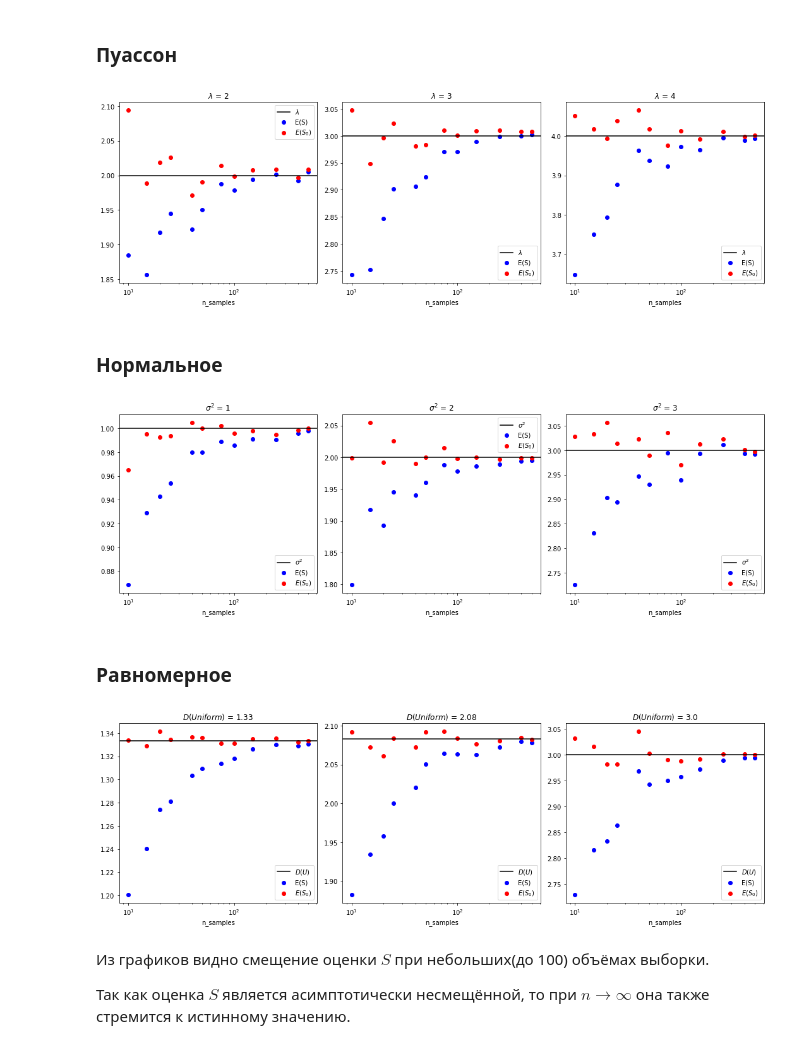
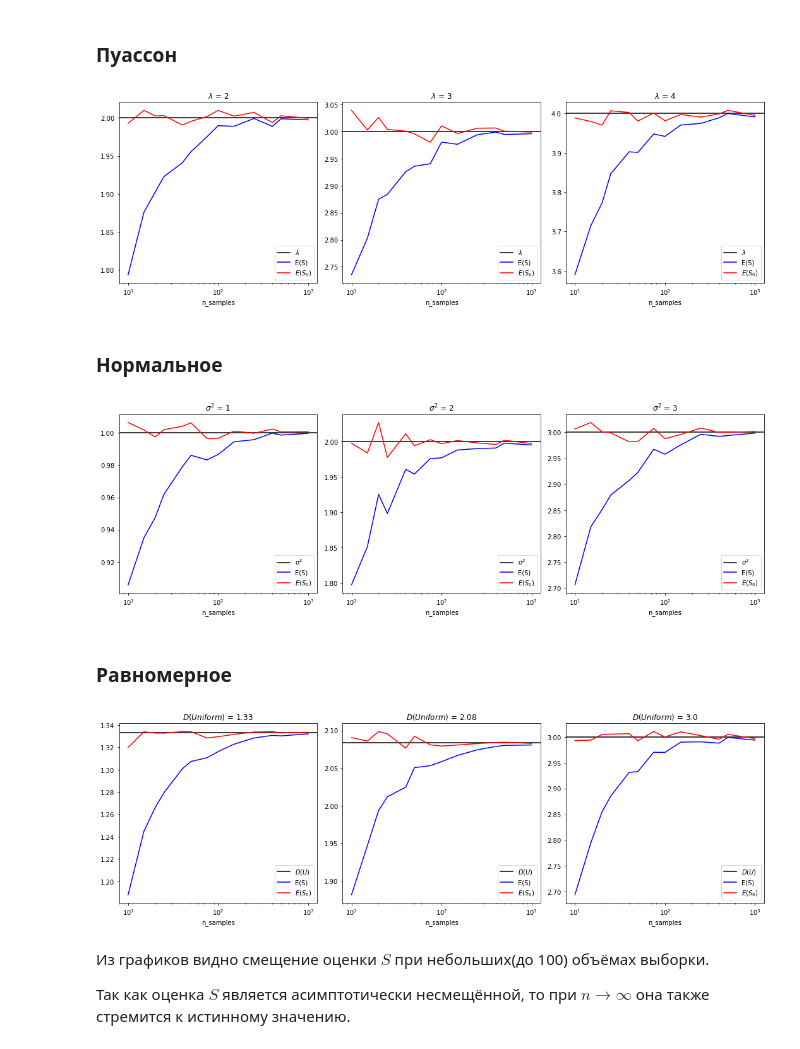
Before and after one commit to Alexoflife/Bioinf_stat, a Jupyter notebook: MHW1_Petrov_var7.ipynb, the cells around one changed output. Cells and saved outputs as stored; diff of their text form; code cells hidden in the pictures.

```diff
--- a/MHW1_Petrov_var7.ipynb
+++ b/MHW1_Petrov_var7.ipynb
@@ -20,13 +20,13 @@ plt.figure(figsize=(15, 5))
 plt.tight_layout()
 ind = 1
 for Lambda in tqdm.tqdm(range(2, 5, 1)):
-    n_samples = [10, 15, 20, 25, 40, 50, 75, 100, 150, 250, 400, 500]
+    n_samples = [10, 15, 20, 25, 40, 50, 75, 100, 150, 250, 400, 500, 1000]
     S_n = []
     S_0_n = []
     y = []
     y_0 = []
     for n in n_samples:
-        for i in range(1000):
+        for i in range(2000):
             X = np.random.poisson(Lambda, n)
             S = sum((x-np.mean(X))**2 for x in X)
             S_0 = S/(n-1)
@@ -40,51 +40,51 @@ for Lambda in tqdm.tqdm(range(2, 5, 1)):
     ind += 1
     plt.tight_layout()
     plt.axhline(y=Lambda, color='k', label='$\lambda$')
-    plt.scatter(n_samples, y, color='b', label='E(S)')
-    plt.scatter(n_samples, y_0, color='r', label='$E(S_0)$')
+    plt.plot(n_samples, y, color='b', label='E(S)')
+    plt.plot(n_samples, y_0, color='r', label='$E(S_0)$')
     plt.xscale('log')
     plt.xlabel('n_samples')
     plt.title('$\lambda$ = ' + str(Lambda))
     plt.legend()
 plt.show()
 # %% [output]
-[figure, old version]
+[figure, new version]
 # %% [markdown]
 ### Нормальное
 # %%
 plt.figure(figsize=(15, 5))
 plt.tight_layout()
 ind = 1
 for var in tqdm.tqdm([1, 2, 3]):
-    n_samples = [10, 15, 20, 25, 40, 50, 75, 100, 150, 250, 400, 500]
+    n_samples = [10, 15, 20, 25, 40, 50, 75, 100, 150, 250, 400, 500, 1000]
     S_n = []
     S_0_n = []
     y = []
     y_0 = []
     for n in n_samples:
-        for i in range(1000):
+        for i in range(2000):
             X = np.random.normal(0, var**(1/2), n)
             S = sum((x-np.mean(X))**2 for x in X)
             S_0 = S/(n-1)
             S /= n
             S_n.append(S)
             S_0_n.append(S_0)
         y.append(np.mean(S_n))
         y_0.append(np.mean(S_0_n))
         S_n, S_0_n = [], []
     plt.subplot(1, 3, ind)
     ind += 1
     plt.tight_layout()
     plt.axhline(y=var, color='k', label='$\sigma^2$')
-    plt.scatter(n_samples, y, color='b', label='E(S)')
-    plt.scatter(n_samples, y_0, color='r', label='$E(S_0)$')
+    plt.plot(n_samples, y, color='b', label='E(S)')
+    plt.plot(n_samples, y_0, color='r', label='$E(S_0)$')
     plt.xscale('log')
     plt.xlabel('n_samples')
     plt.title('$\sigma^2$ = ' + str(var))
     plt.legend()
 plt.show()
 # %% [output]
-[figure, old version]
+[figure, new version]
 # %% [markdown]
 ### Равномерное
 # %%
@@ -92,13 +92,13 @@ plt.figure(figsize=(15, 5))
 plt.tight_layout()
 ind = 1
 for high in tqdm.tqdm([4, 5, 6]):
-    n_samples = [10, 15, 20, 25, 40, 50, 75, 100, 150, 250, 400, 500]
+    n_samples = [10, 15, 20, 25, 40, 50, 75, 100, 150, 250, 400, 500, 1000]
     S_n = []
     S_0_n = []
     y = []
     y_0 = []
     for n in n_samples:
-        for i in range(1000):
+        for i in range(2000):
             X = np.random.uniform(0, high, n)
             S = sum((x-np.mean(X))**2 for x in X)
             S_0 = S/(n-1)
@@ -112,15 +112,15 @@ for high in tqdm.tqdm([4, 5, 6]):
     ind += 1
     plt.tight_layout()
     plt.axhline(y=(high**2)/12, color='k', label='$D(U)$')
-    plt.scatter(n_samples, y, color='b', label='E(S)')
-    plt.scatter(n_samples, y_0, color='r', label='$E(S_0)$')
+    plt.plot(n_samples, y, color='b', label='E(S)')
+    plt.plot(n_samples, y_0, color='r', label='$E(S_0)$')
     plt.xscale('log')
     plt.xlabel('n_samples')
     plt.title('$D(Uniform)$ = ' + str(round(((high**2)/12), 2)))
     plt.legend()
 plt.show()
 # %% [output]
-[figure, old version]
+[figure, new version]
 # %% [markdown]
 Из графиков видно смещение оценки $S$ при небольших(до 100) объёмах выборки.
 
```
Also changed, not shown: parts of 5 cells of this notebook.
